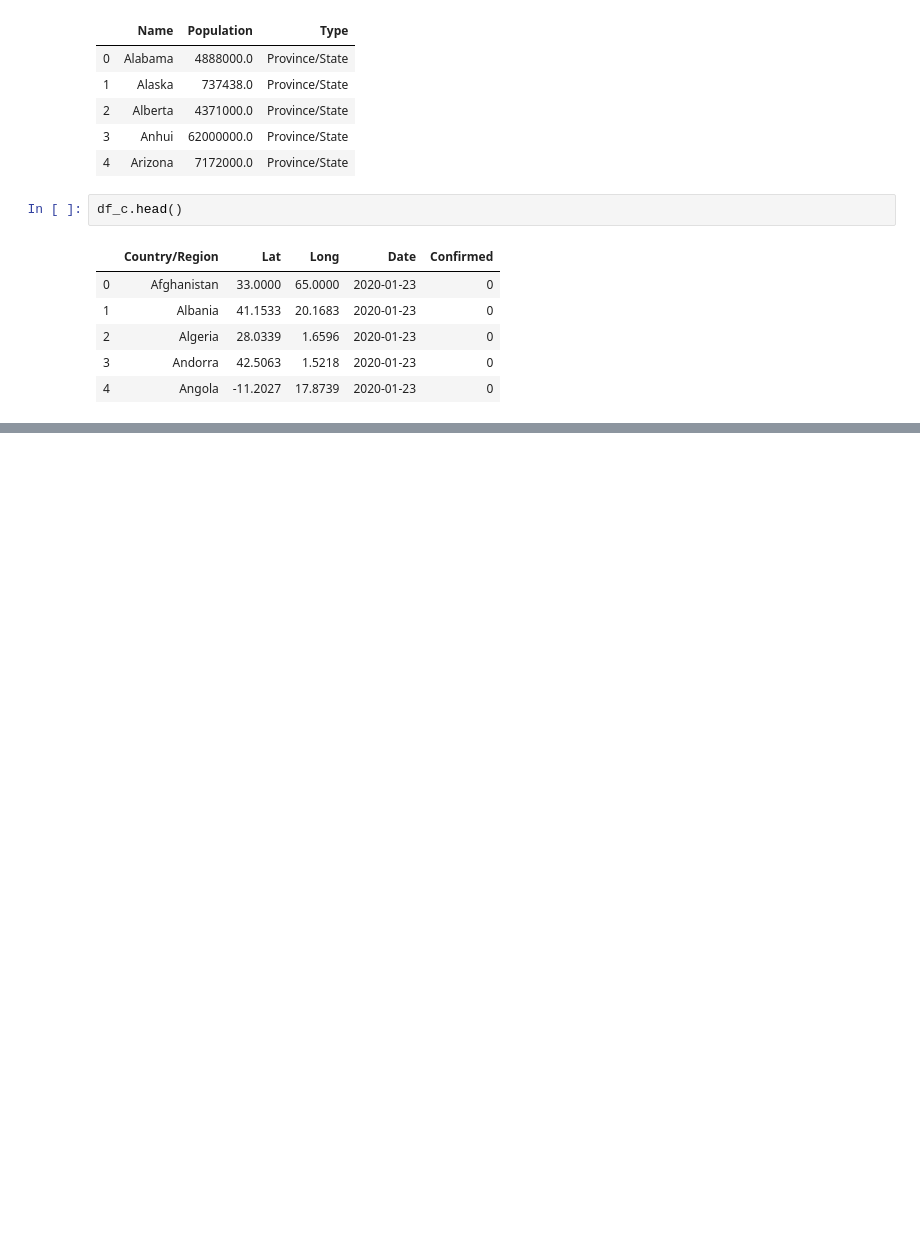
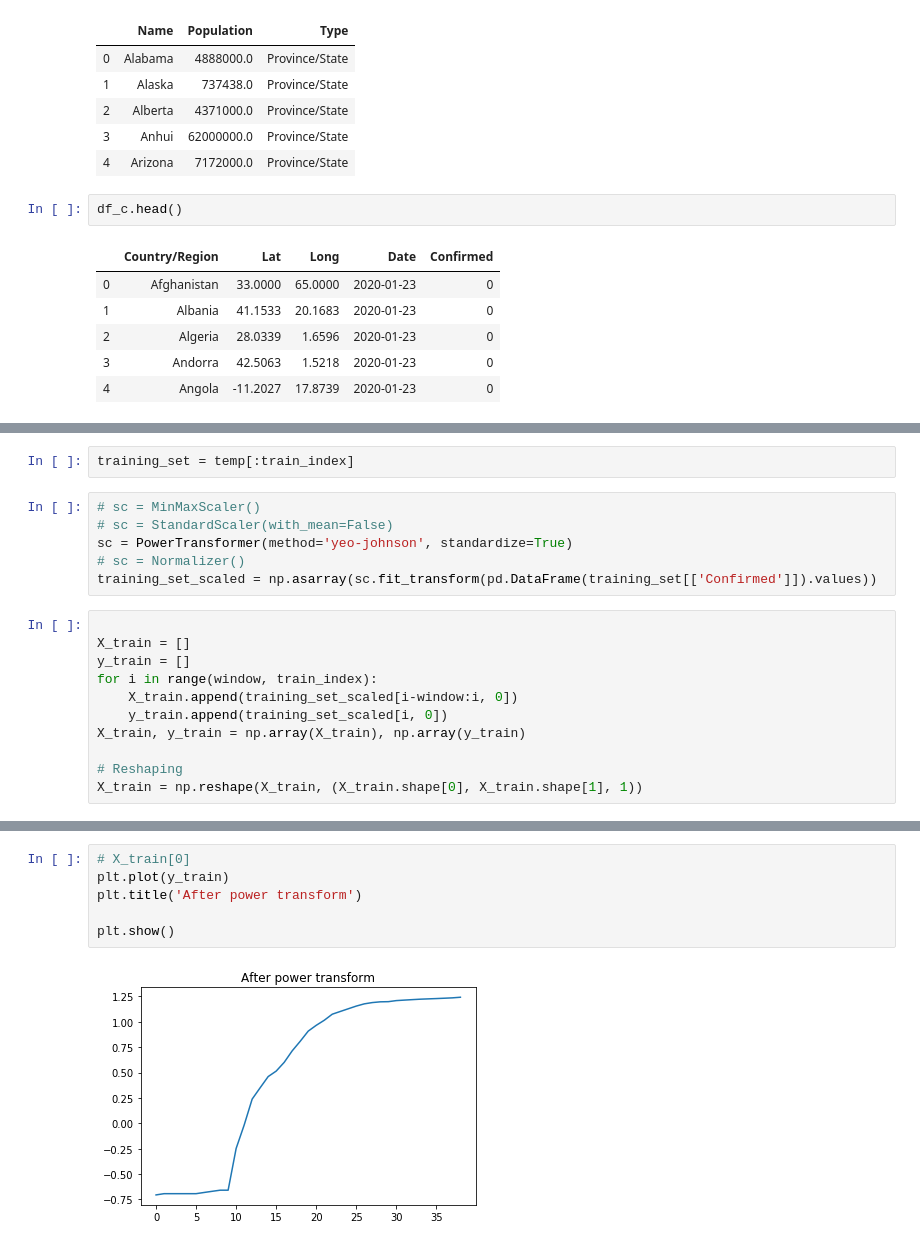
Before and after one commit to Aveek-Saha/CovidAnalysis, a Jupyter notebook: LSTM_modeling.ipynb, the cells around one changed output, grey strips where cells are left out. Saved outputs shown, nothing was run; the diff lists cells and outputs as text; blank space fills up the shorter version.

```diff
--- a/LSTM_modeling.ipynb
+++ b/LSTM_modeling.ipynb
@@ -317,0 +335,19 @@ N
+# %%
+training_set = temp[:train_index]
+# %%
+# sc = MinMaxScaler()
+# sc = StandardScaler(with_mean=False)
+sc = PowerTransformer(method='yeo-johnson', standardize=True)
+# sc = Normalizer()
+training_set_scaled = np.asarray(sc.fit_transform(pd.DataFrame(training_set[['Confirmed']]).values))
+# %%
+
+X_train = []
+y_train = []
+for i in range(window, train_index):
+    X_train.append(training_set_scaled[i-window:i, 0])
+    y_train.append(training_set_scaled[i, 0])
+X_train, y_train = np.array(X_train), np.array(y_train)
+
+# Reshaping
+X_train = np.reshape(X_train, (X_train.shape[0], X_train.shape[1], 1))
@@ -317,0 +358,8 @@ N
+# %%
+# X_train[0]
+plt.plot(y_train)
+plt.title('After power transform')
+
+plt.show()
+# %% [output]
+[figure, added]
```
Also changed, not shown: parts of 27 cells of this notebook, 1 other file.
